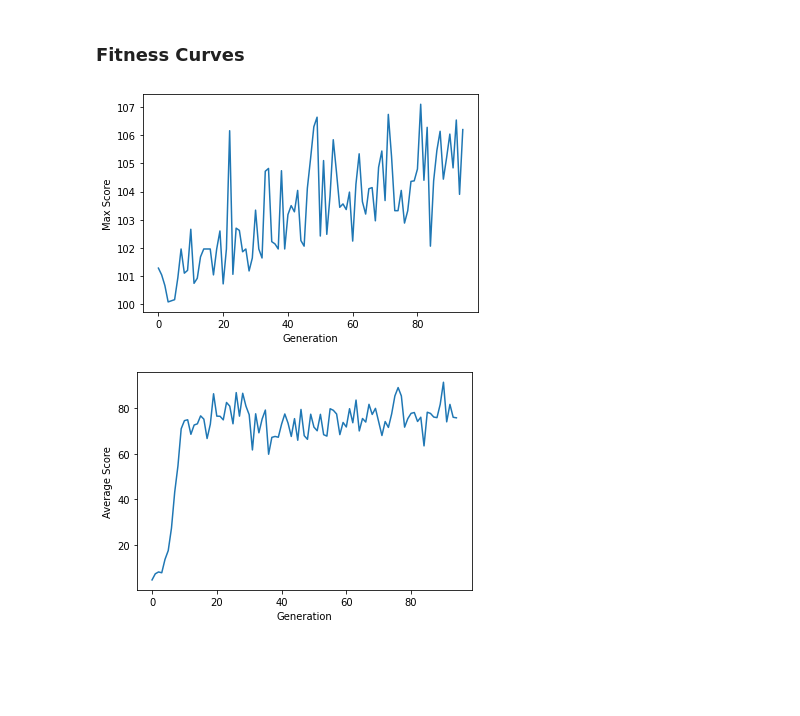
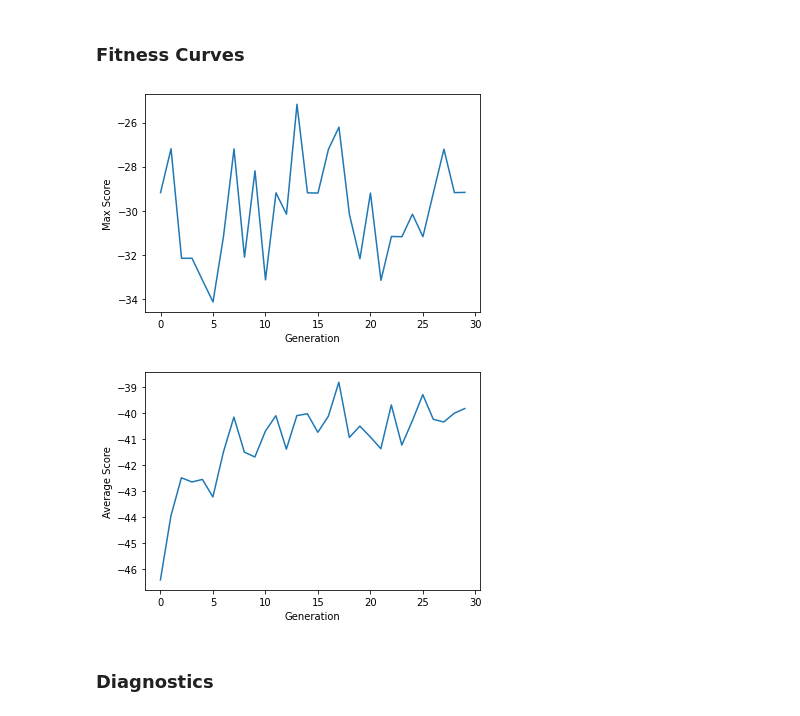
Before and after one commit to noahsealy/gridworld-tpg, a Jupyter notebook: taking_a_stab_at_q_tpg.ipynb, the cells around one changed output. Saved outputs shown, nothing was run; the diff lists cells and outputs as text; code cells hidden in the pictures; blank space fills up the shorter version.

Commit message:
adding some diagnostic tools

```diff
--- a/taking_a_stab_at_q_tpg.ipynb
+++ b/taking_a_stab_at_q_tpg.ipynb
@@ -227,7 +229,7 @@ def evaluate_fitness (q_table, team, env):
     epsilon = 0.2 # where should I define this??
     l_t, a_t = evaluate(team, env.current_state, epsilon, q_table)
     t = 0
-    t_max = 1000
+    t_max = 50
     total_reward = 0
     while t < t_max:
         s_next, reward, isDone = env.step(a_t)
@@ -271,7 +273,9 @@ envName = 'GridWorld'
 env = GridWorld(5, 5, (0, 4), (4, 0))
 
 allScores = []
-num_gen = 200
+num_gen = 30
+champion = None
+best_score = -10000000
 for gen in range(num_gen):
     scoreList = []
     print('gen' + str(gen))
@@ -290,6 +294,12 @@ for gen in range(num_gen):
         env.reset()
         fitness = evaluate_fitness(table, team, env)
 
+        # save champion on last gen
+        if gen == (num_gen - 1):
+            if fitness > best_score:
+                best_score = fitness
+                champion = team
+
         # apply scores
         agent.reward(fitness, envName)
         scoreList.append((agent.team.id, agent.team.outcomes))
@@ -308,20 +334,20 @@ gen0
 # %%
 x = []
 y = []
-for i in range(95):
+for i in range(num_gen):
     x.append(i)
 for score in allScores:
     y.append(score[1])
 plt.xlabel('Generation')
 plt.ylabel('Max Score')
 plt.plot(x, y)
 plt.show()
 # %% [output]
-[figure, old version]
+[figure, new version]
 # %%
 x = []
 y = []
-for i in range(95):
+for i in range(num_gen):
     x.append(i)
 
 for score in allScores:
@@ -331,4 +357,6 @@ plt.ylabel('Average Score')
 plt.plot(x, y)
 plt.show()
 # %% [output]
-[figure, old version]
+[figure, new version]
+# %% [markdown]
+### Diagnostics
```
Also changed, not shown: parts of 7 cells of this notebook.
